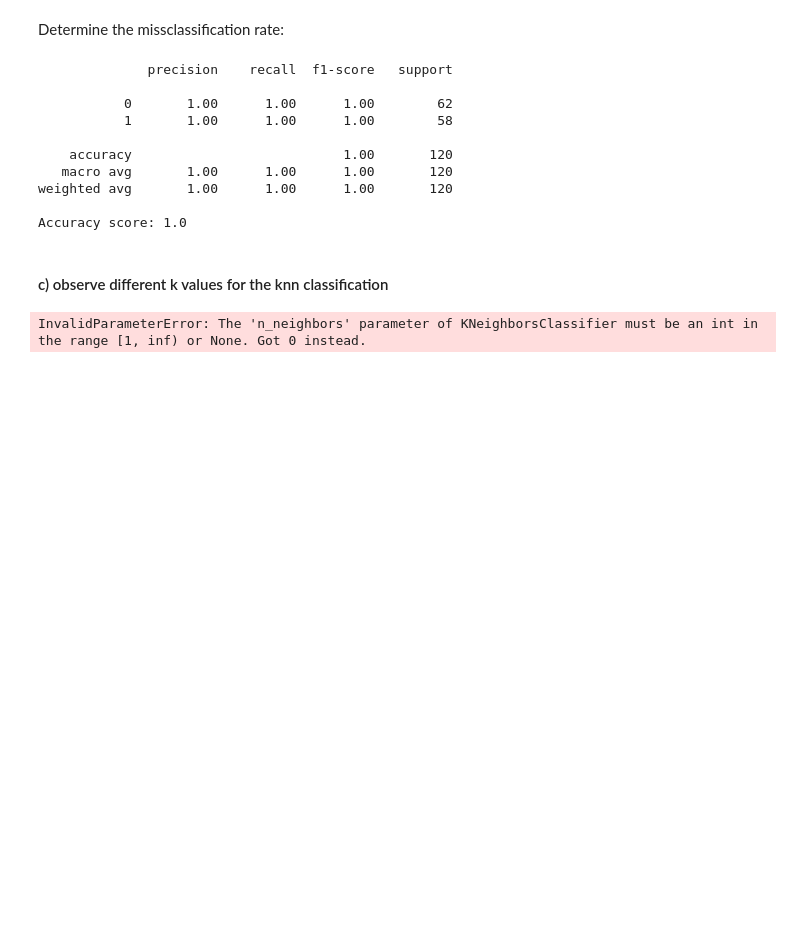
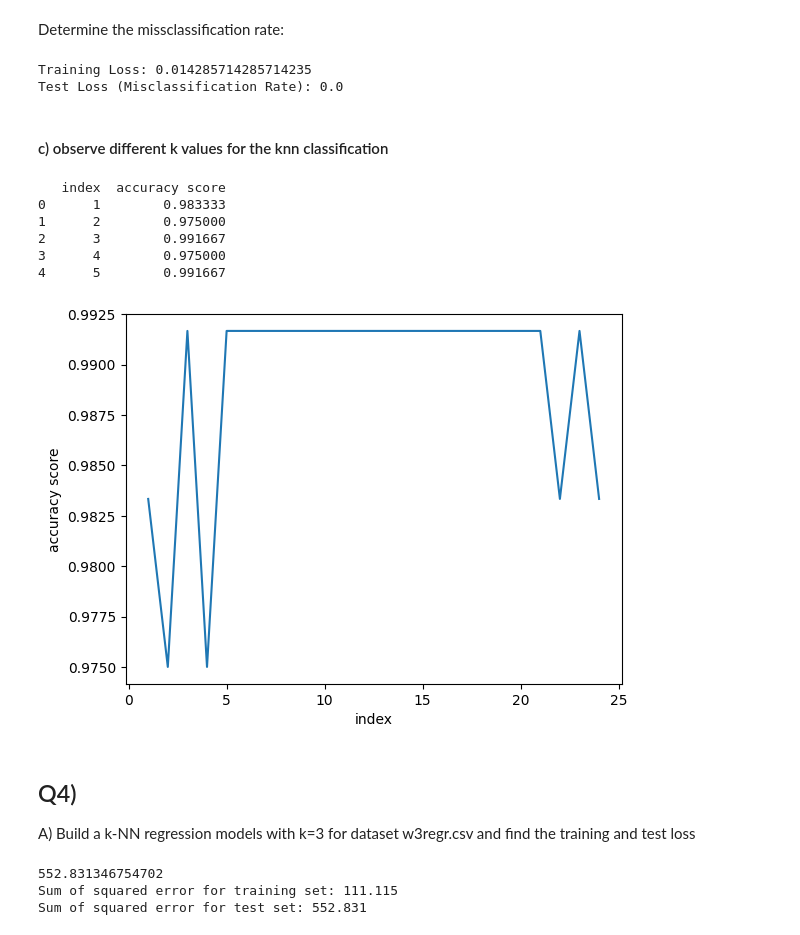
Before and after one commit to DanielCiccC/COMP4702_S12023, a Jupyter notebook: Pracw3/prac3.ipynb, the cells around one changed output. Drawn from its saved outputs; the diff is of its cells as text; code cells hidden in the pictures; blank space fills up the shorter version.

```diff
--- a/Pracw3/prac3.ipynb
+++ b/Pracw3/prac3.ipynb
@@ -166,36 +166,60 @@ accuracy = accuracy_score(y_test, y_predict)
 misclassification_rate = 1 - accuracy
 
 # Ratio of data points that have been removed from training set due to k value
-print(f"\nTraining Loss: {1 - clf.score(x_training_set.values, y_training_set)}")
+print(f"\nTraining Loss: {1 - clf.score(X_train, y_train)}")
 
 
 
 # Ratio of incorrect classifications of test data
 print(f"Test Loss (Misclassification Rate): {misclassification_rate}")
 # %% [output]
-              precision    recall  f1-score   support
-
-           0       1.00      1.00      1.00        62
-           1       1.00      1.00      1.00        58
-
-    accuracy                           1.00       120
-   macro avg       1.00      1.00      1.00       120
-weighted avg       1.00      1.00      1.00       120
-
-Accuracy score: 1.0
+Training Loss: 0.014285714285714235
+Test Loss (Misclassification Rate): 0.0
 # %% [markdown]
 #### c) observe different k values for the knn classification
 # %%
 classification_rates = []
 
-for k in range(25):
+for k in range(1,25):
     clf = KNeighborsClassifier(k)
-    clf.fit(X, y)
+    clf.fit(X_train, y_train)
 
     y_predict = clf.predict(X_test)
     classification_rates.append(accuracy_score(y_test, y_predict))
 
 classification = pd.DataFrame(classification_rates, columns=['accuracy score'])
-df = df.reset_index()
+classification = classification.reset_index() #add index
+classification['index'] = classification['index'] + 1
+
+print(classification.head())
+sns.lineplot(data=classification, x='index', y='accuracy score')
+plt.show()
 # %% [output]
-InvalidParameterError: The 'n_neighbors' parameter of KNeighborsClassifier must be an int in the range [1, inf) or None. Got 0 instead.
+   index  accuracy score
+0      1        0.983333
+1      2        0.975000
+2      3        0.991667
+3      4        0.975000
+4      5        0.991667
+[figure, added]
+# %% [markdown]
+## Q4)
+A) Build a k-NN regression models with k=3 for dataset w3regr.csv and find the training and test loss
+# %%
+clf = KNeighborsRegressor(n_neighbors=3)
+clf.fit(X_train2.to_numpy().reshape(-1,1), y_train2)
+
+y_predict2 = clf.predict(X_test2.to_numpy().reshape(-1,1))
+
+# Calculate the training and test loss using mean squared error
+# Note Numpy is utilised for the summation function
+train_loss = np.mean((clf.predict(X_train2.to_numpy().reshape(-1,1)) - y_train2) ** 2)
+test_loss = np.mean((clf.predict(X_test2.to_numpy().reshape(-1,1)) - y_test2) ** 2)
+
+print(mean_squared_error(y_test2, y_predict2))
+print(f"Sum of squared error for training set: {round(train_loss, 3)}")
+print(f"Sum of squared error for test set: {round(test_loss, 3)}")
+# %% [output]
+552.831346754702
+Sum of squared error for training set: 111.115
+Sum of squared error for test set: 552.831
```
Also changed, not shown: parts of 14 cells of this notebook.
